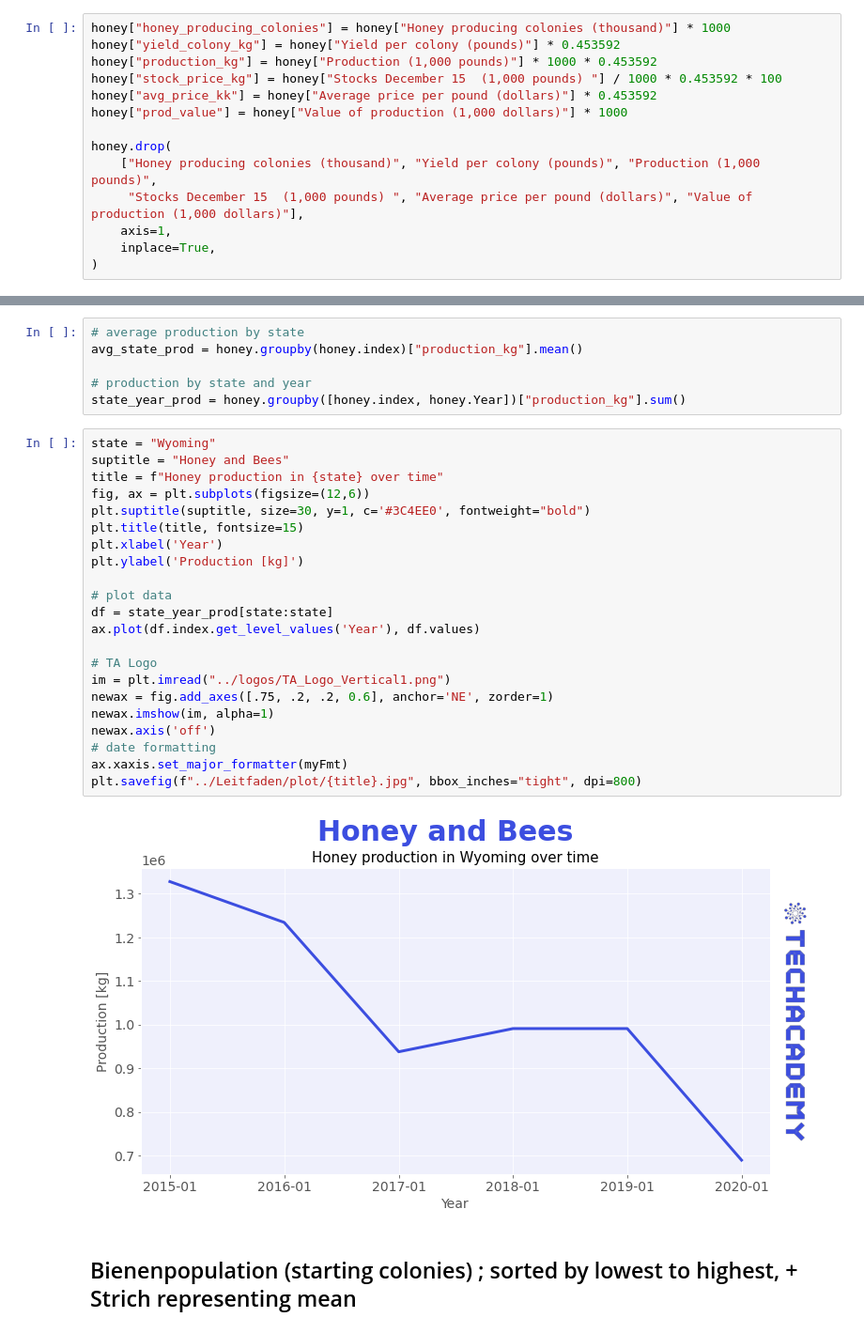
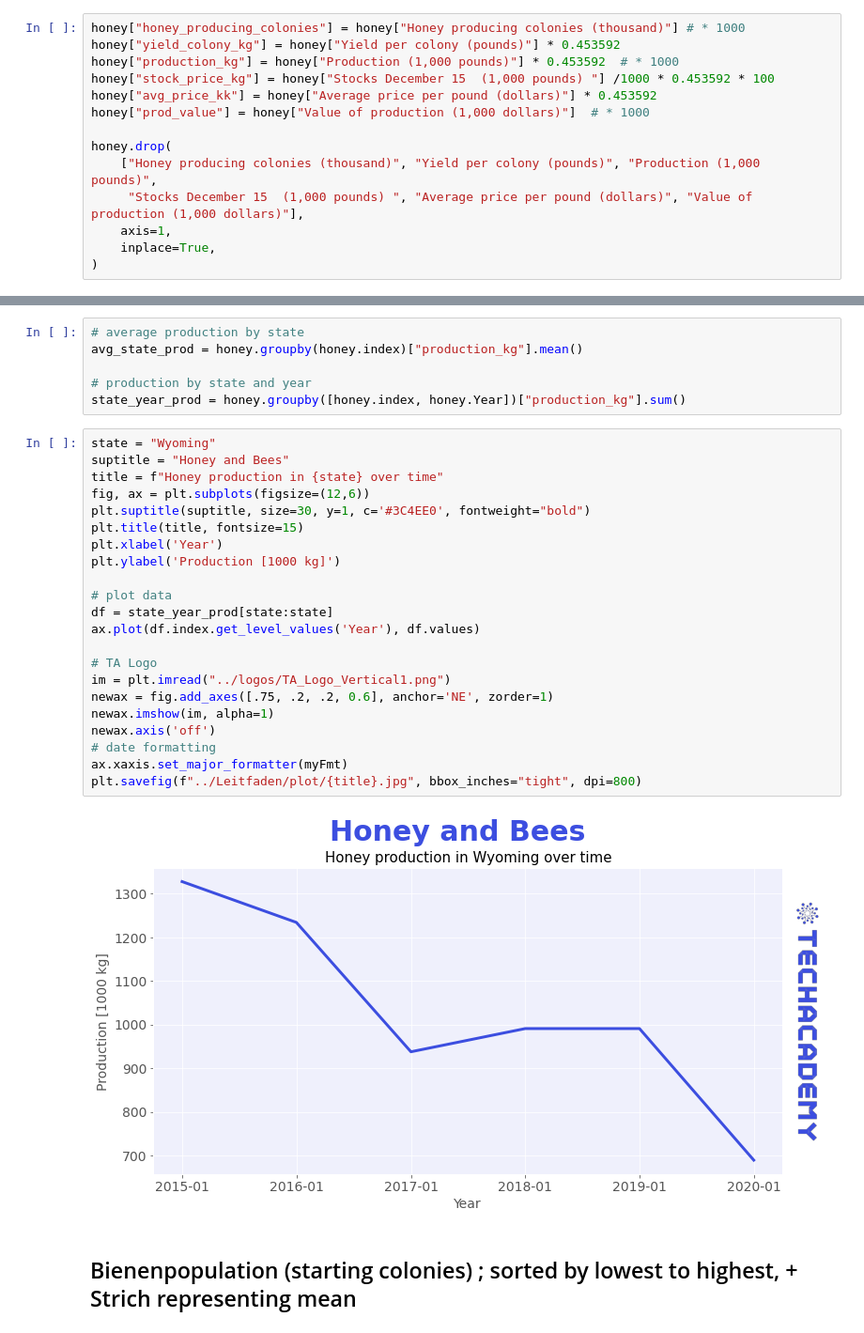
Before and after one commit to tech-academy-ev/SoSe22_Honey_and_Bees, a Jupyter notebook: Python/honey_and_bees_solution.ipynb, the cells around one changed output, grey strips where cells are left out. Shown: that part at 94% size. Cells and saved outputs as stored; diff of their text form.

```diff
--- a/Python/honey_and_bees_solution.ipynb
+++ b/Python/honey_and_bees_solution.ipynb
@@ -125,12 +123,12 @@ dtype: object
 # %% [markdown]
 ## Task 1: Convert from pounds to kg and prices to $/kg
 # %%
-honey["honey_producing_colonies"] = honey["Honey producing colonies (thousand)"] * 1000
+honey["honey_producing_colonies"] = honey["Honey producing colonies (thousand)"] # * 1000
 honey["yield_colony_kg"] = honey["Yield per colony (pounds)"] * 0.453592
-honey["production_kg"] = honey["Production (1,000 pounds)"] * 1000 * 0.453592
-honey["stock_price_kg"] = honey["Stocks December 15  (1,000 pounds) "] / 1000 * 0.453592 * 100
+honey["production_kg"] = honey["Production (1,000 pounds)"] * 0.453592  # * 1000
+honey["stock_price_kg"] = honey["Stocks December 15  (1,000 pounds) "] /1000 * 0.453592 * 100
 honey["avg_price_kk"] = honey["Average price per pound (dollars)"] * 0.453592
-honey["prod_value"] = honey["Value of production (1,000 dollars)"] * 1000
+honey["prod_value"] = honey["Value of production (1,000 dollars)"]  # * 1000
 
 honey.drop(
     ["Honey producing colonies (thousand)", "Yield per colony (pounds)", "Production (1,000 pounds)",
@@ -164,27 +177,27 @@ state_year_prod = honey.groupby([honey.index, honey.Year])["production_kg"].sum(
 # %%
 state = "Wyoming"
 suptitle = "Honey and Bees"
 title = f"Honey production in {state} over time"
 fig, ax = plt.subplots(figsize=(12,6))
 plt.suptitle(suptitle, size=30, y=1, c='#3C4EE0', fontweight="bold")
 plt.title(title, fontsize=15)
 plt.xlabel('Year')
-plt.ylabel('Production [kg]')
+plt.ylabel('Production [1000 kg]')
 
 # plot data
 df = state_year_prod[state:state]
 ax.plot(df.index.get_level_values('Year'), df.values)
 
 # TA Logo
 im = plt.imread("../logos/TA_Logo_Vertical1.png")
 newax = fig.add_axes([.75, .2, .2, 0.6], anchor='NE', zorder=1)
 newax.imshow(im, alpha=1)
 newax.axis('off')
 # date formatting
 ax.xaxis.set_major_formatter(myFmt)
 plt.savefig(f"../Leitfaden/plot/{title}.jpg", bbox_inches="tight", dpi=800)
 # %% [output]
-[figure, old version]
+[figure, new version]
 # %% [markdown]
 ## Bienenpopulation (starting colonies) ; sorted by lowest to highest, + Strich representing mean
 # %%
```
Also changed, not shown: parts of 9 cells of this notebook, 5 other files.
